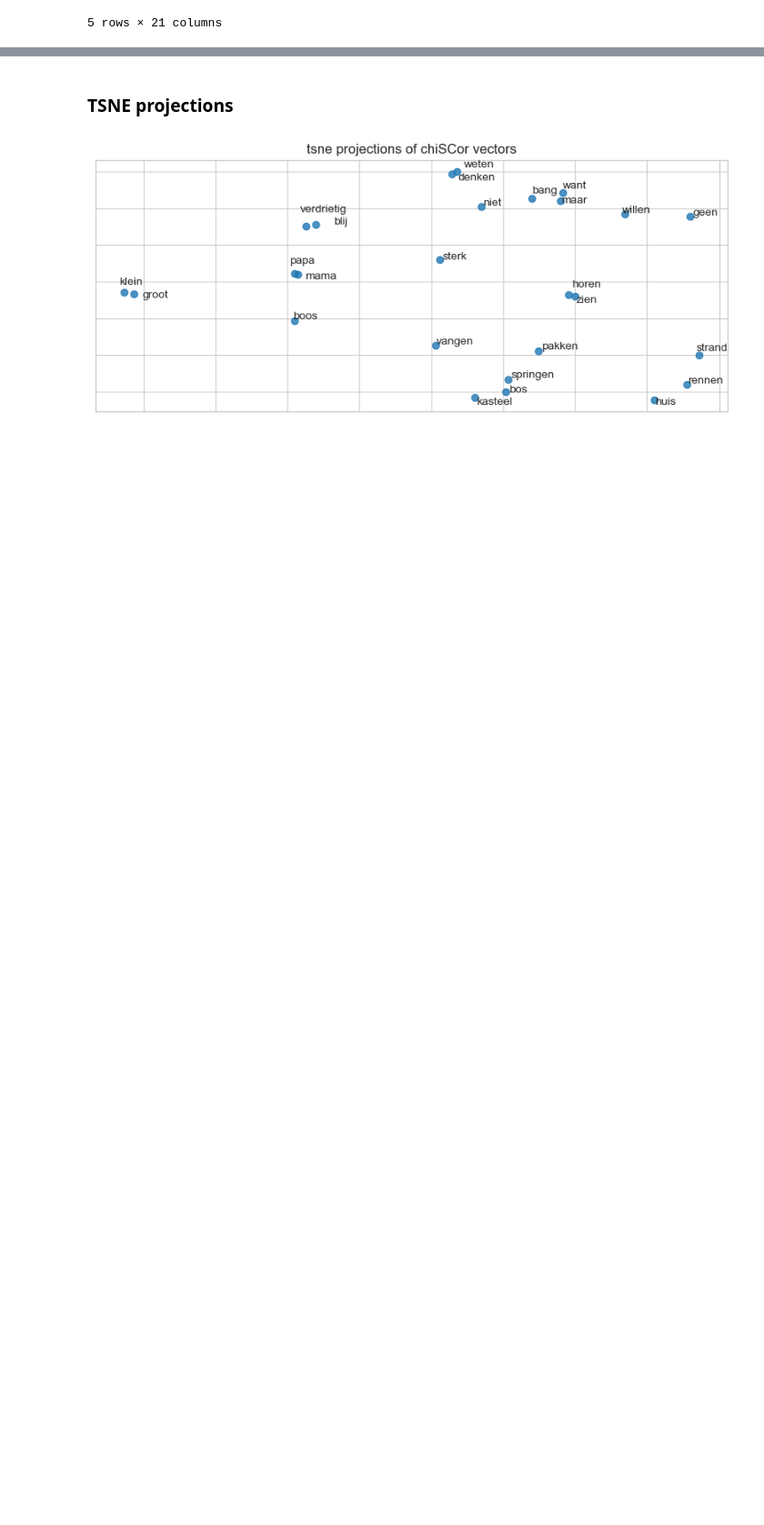
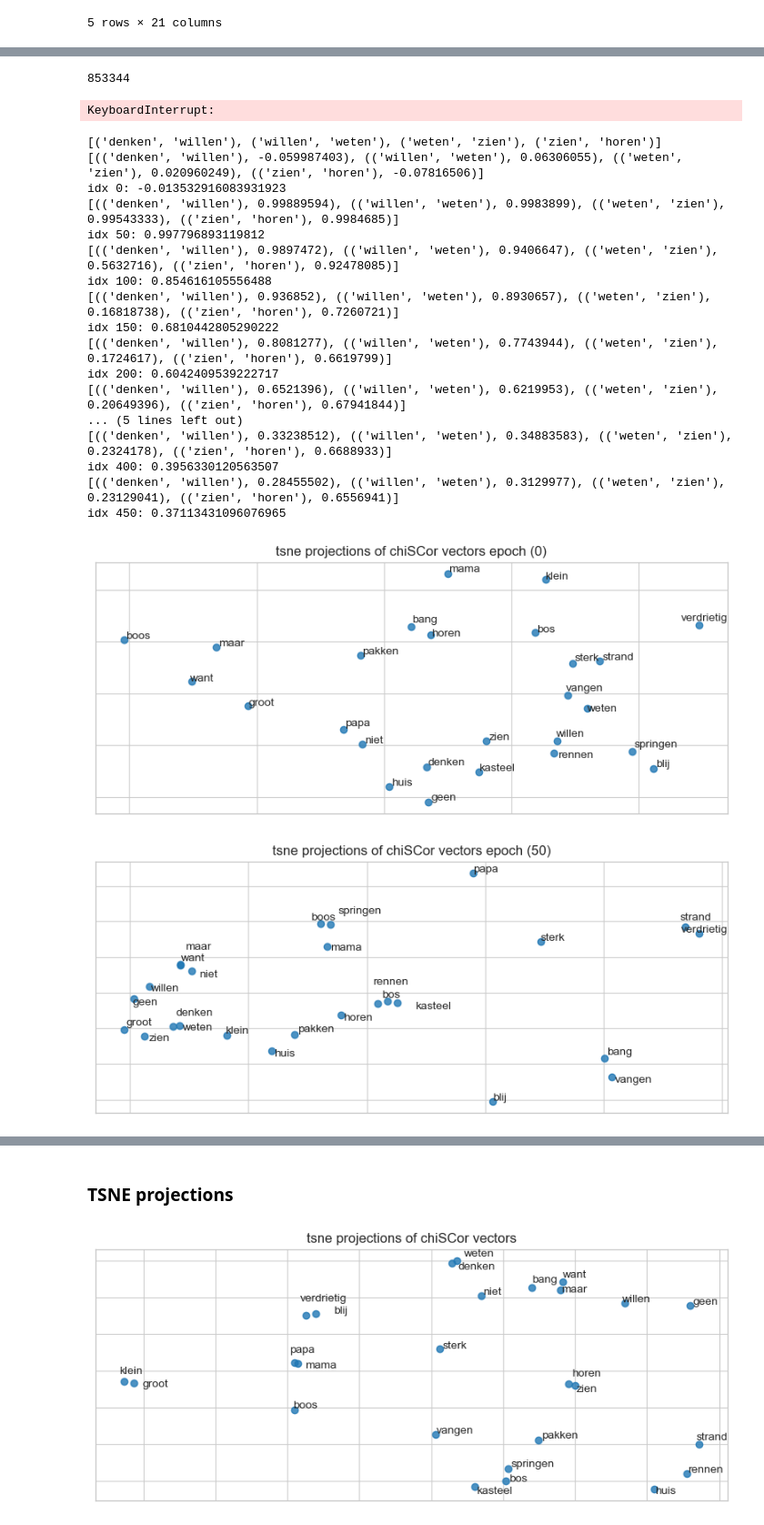
Before and after one commit to sabijn/storylm_p1_data, a Jupyter notebook: dataset_eval_overview-NL.ipynb, the cells around one changed output, grey strips where cells are left out. Shown at 91% size. Drawn from its saved outputs; the diff is of its cells as text; code cells hidden in the pictures; blank space fills up the shorter version.

```diff
--- a/dataset_eval_overview-NL.ipynb
+++ b/dataset_eval_overview-NL.ipynb
@@ -2906,0 +2963,8 @@ lemmas_of_interest_comp = ['denken', 'willen', 'weten',
+# %%
+def compute_similarities_one_model(pairs, model):
+    cos_sim_1 = []
+
+    for pair in pairs:
+        cos_sim_1.append(model.wv.similarity(pair[0], pair[1]))
+
+    return cos_sim_1
@@ -2906,0 +3011,39 @@ lemmas_of_interest_comp = ['denken', 'willen', 'weten',
+# %%
+epoch_saver = EpochSaver('/Users/sabijn/Documents/PhD/code/storylm_p1_data/dataset_evaluation/modelasametric/learningcurve_exp/BS/')
+
+model_CS = train_and_save_w2v(list(BS_data), 'dataset_evaluation/modelasametric/learningcurve_exp/BS/final_Word2Vec_BS.kv', callbacks=[epoch_saver])
+# %% [output]
+853344
+KeyboardInterrupt:
+# %%
+model_idx = [0, 50, 100, 150, 200, 250, 300, 350, 400, 450]
+# pairs = [(a, b) for idx, a in enumerate(verbs_of_interest_comp) for b in verbs_of_interest_comp[idx + 1:]]
+
+pairs = [('denken', 'willen'), ('willen', 'weten'), ("weten", "zien"), ("zien", "horen")]
+print(pairs)
+for idx in model_idx:
+    model = Word2Vec.load(f'dataset_evaluation/modelasametric/learningcurve_exp/_epoch{idx}.model')
+    create_tsne_projections(model, lemmas_of_interest_comp, title=f"tsne projections of chiSCor vectors epoch ({idx})")
+    similarities = compute_similarities_one_model(pairs, model)
+    print(list(zip(pairs, similarities)))
+    print(f'idx {idx}: {np.mean(similarities)}')
+# %% [output]
+[('denken', 'willen'), ('willen', 'weten'), ('weten', 'zien'), ('zien', 'horen')]
+[(('denken', 'willen'), -0.059987403), (('willen', 'weten'), 0.06306055), (('weten', 'zien'), 0.020960249), (('zien', 'horen'), -0.07816506)]
+idx 0: -0.013532916083931923
+[(('denken', 'willen'), 0.99889594), (('willen', 'weten'), 0.9983899), (('weten', 'zien'), 0.99543333), (('zien', 'horen'), 0.9984685)]
+idx 50: 0.997796893119812
+[(('denken', 'willen'), 0.9897472), (('willen', 'weten'), 0.9406647), (('weten', 'zien'), 0.5632716), (('zien', 'horen'), 0.92478085)]
+idx 100: 0.854616105556488
+[(('denken', 'willen'), 0.936852), (('willen', 'weten'), 0.8930657), (('weten', 'zien'), 0.16818738), (('zien', 'horen'), 0.7260721)]
+idx 150: 0.6810442805290222
+[(('denken', 'willen'), 0.8081277), (('willen', 'weten'), 0.7743944), (('weten', 'zien'), 0.1724617), (('zien', 'horen'), 0.6619799)]
+idx 200: 0.6042409539222717
+[(('denken', 'willen'), 0.6521396), (('willen', 'weten'), 0.6219953), (('weten', 'zien'), 0.20649396), (('zien', 'horen'), 0.67941844)]
+... (5 lines left out)
+[(('denken', 'willen'), 0.33238512), (('willen', 'weten'), 0.34883583), (('weten', 'zien'), 0.2324178), (('zien', 'horen'), 0.6688933)]
+idx 400: 0.3956330120563507
+[(('denken', 'willen'), 0.28455502), (('willen', 'weten'), 0.3129977), (('weten', 'zien'), 0.23129041), (('zien', 'horen'), 0.6556941)]
+idx 450: 0.37113431096076965
+[figure, added]
+[figure, added]
```
Also changed, not shown: parts of 58 cells of this notebook, 53 other files.
